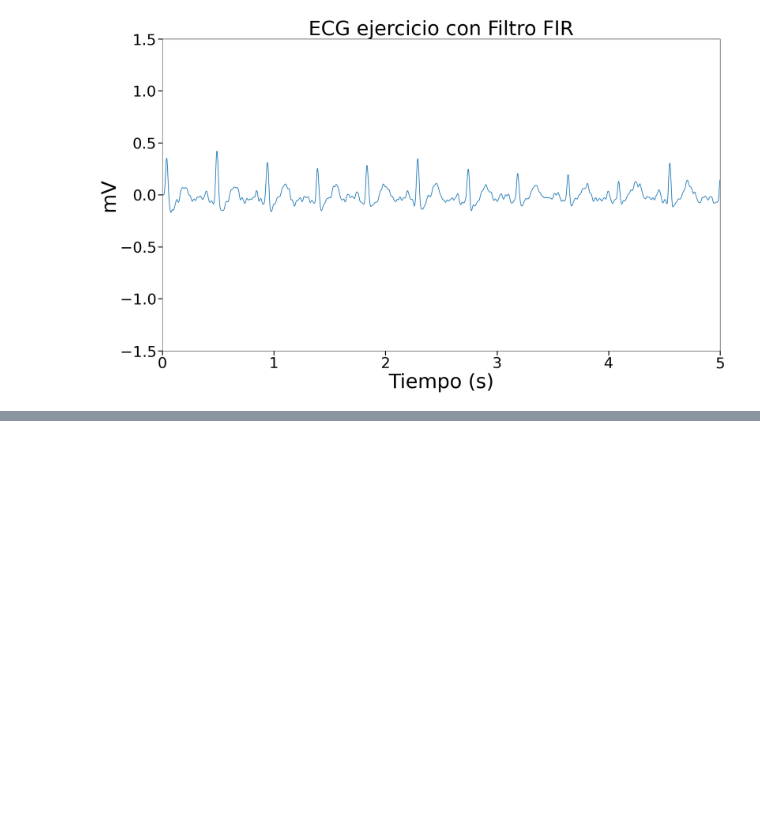
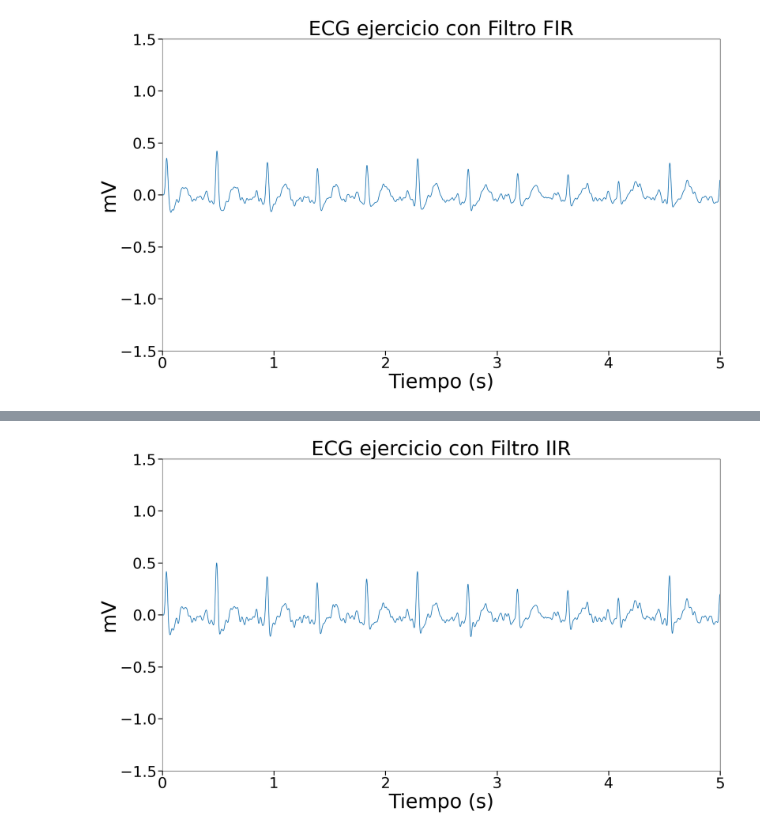
Before and after one commit to diego-taquiri/ECGMortalityPredictor, a Jupyter notebook: Documentación/Laboratorio 6/ECG_filtro_FIR_y_IIR.ipynb, the cells around one changed output, grey strips where cells are left out. Drawn from its saved outputs; the diff is of its cells as text; code cells hidden in the pictures; blank space fills up the shorter version.

```diff
--- a/Documentación/Laboratorio 6/ECG_filtro_FIR_y_IIR.ipynb
+++ b/Documentación/Laboratorio 6/ECG_filtro_FIR_y_IIR.ipynb
@@ -568,0 +605,6 @@ plt.savefig("plots/ecg-ejercicio-FIR.png")
+# %%
+# Funcion de transferencia del filtro pasa bajo analogico
+b,a = signal.butter(N_ord, Wc, 'lowpass', True, 'ba')
+
+#np.set_printoptions(precision=3)
+b,a
@@ -568,0 +630,12 @@ plt.savefig("plots/ecg-ejercicio-FIR.png")
+# %%
+Fs = 1000
+
+bd, ad = signal.bilinear(b,a,Fs)
+
+Wz, Hd = signal.freqz(bd, ad, W_freqs/Fs)
+
+Hdm = np.abs(Hd)
+plt.plot(F_freqs, 20 * np.log10(Hdm))
+plt.grid(linestyle=":")
+plt.xlabel("Frecuencia (hz)")
+plt.ylabel("Magnitud (db)")
@@ -568,0 +645,23 @@ plt.savefig("plots/ecg-ejercicio-FIR.png")
+# %%
+y = signal.lfilter(bd,ad, x)
+
+#eje de tiempo en seg
+Fs=1000 #frecuencia de muestreo
+n=np.arange(len(x))
+t = n/Fs
+
+plt.figure(figsize=(20,12))
+
+plt.plot(t,y)
+
+plt.ylim(-1.5, 1.5)
+plt.xlim(0, 5)
+plt.tick_params(axis='both', which='major', labelsize=34, width=2, length=10)
+plt.xlabel('Tiempo (s)', fontsize=45)
+plt.ylabel('mV', fontsize=45)
+plt.title('ECG ejercicio con Filtro IIR', fontsize=45)
+plt.tight_layout()
+
+plt.savefig("plots/ecg-ejercicio-IIR.png")
+# %% [output]
+[figure, added]
```
Also changed, not shown: parts of 7 cells of this notebook, 8 other files.
